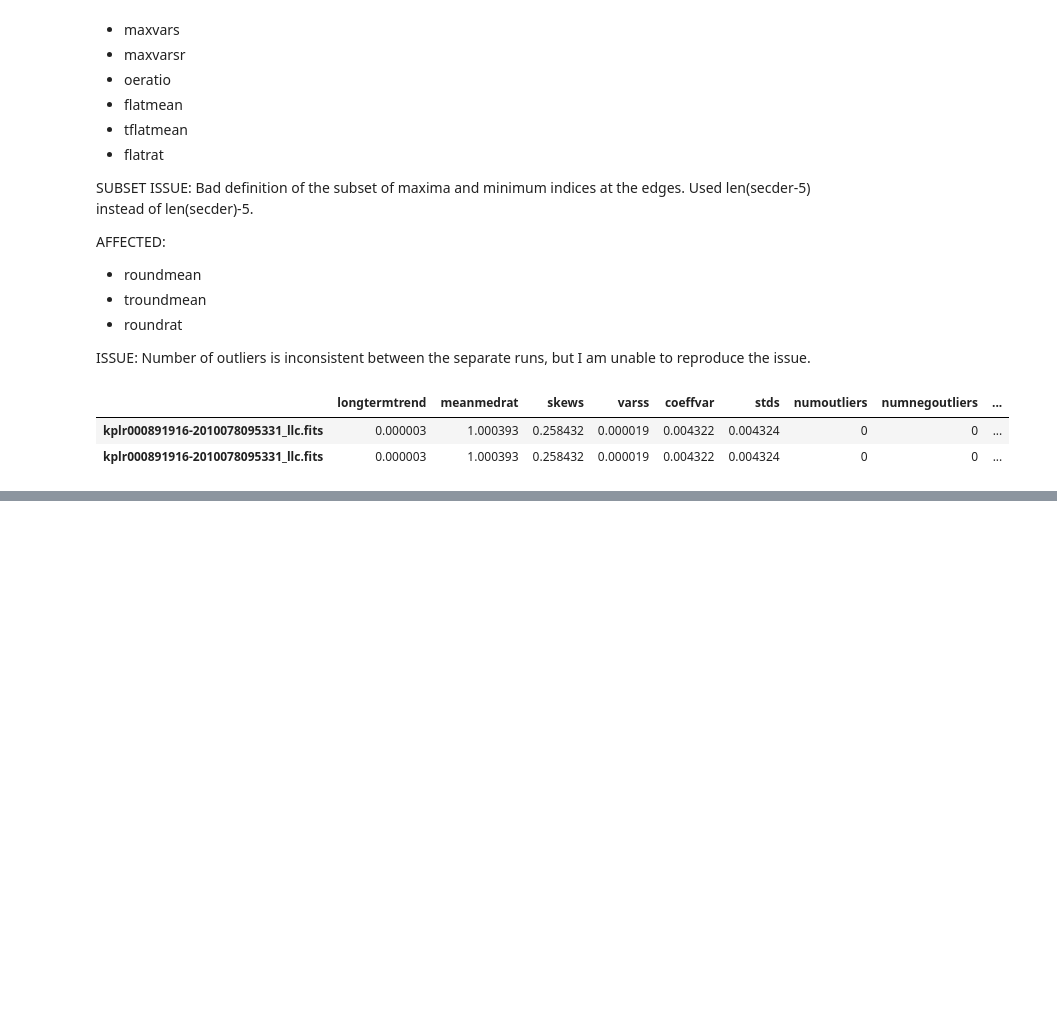
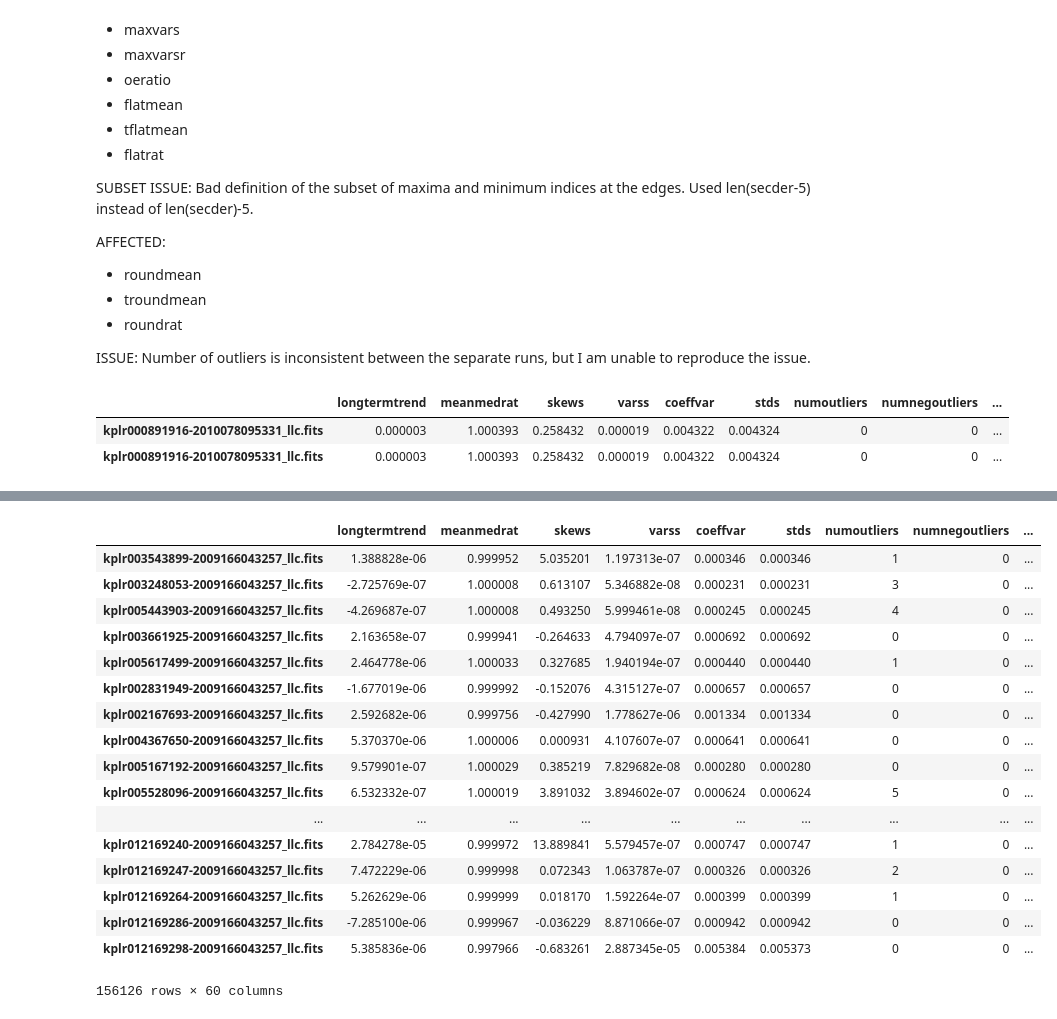
Before and after one commit to d-giles/lcfeatures, a Jupyter notebook: Work Space.ipynb, the cells around one changed output, grey strips where cells are left out. Drawn from its saved outputs; the diff is of its cells as text; code cells hidden in the pictures; blank space fills up the shorter version.

```diff
--- a/Work Space.ipynb
+++ b/Work Space.ipynb
@@ -1497,0 +1542,21 @@ df_comp
+# %%
+Q1_coo.data.fillna(0)
+# %% [output]
+|  | longtermtrend | meanmedrat | skews | varss | coeffvar | stds | numoutliers | numnegoutliers | ... |
+| kplr003543899-2009166043257_llc.fits | 1.388828e-06 | 0.999952 | 5.035201 | 1.197313e-07 | 0.000346 | 0.000346 | 1 | 0 | ... |
+| kplr003248053-2009166043257_llc.fits | -2.725769e-07 | 1.000008 | 0.613107 | 5.346882e-08 | 0.000231 | 0.000231 | 3 | 0 | ... |
+| kplr005443903-2009166043257_llc.fits | -4.269687e-07 | 1.000008 | 0.493250 | 5.999461e-08 | 0.000245 | 0.000245 | 4 | 0 | ... |
+| kplr003661925-2009166043257_llc.fits | 2.163658e-07 | 0.999941 | -0.264633 | 4.794097e-07 | 0.000692 | 0.000692 | 0 | 0 | ... |
+| kplr005617499-2009166043257_llc.fits | 2.464778e-06 | 1.000033 | 0.327685 | 1.940194e-07 | 0.000440 | 0.000440 | 1 | 0 | ... |
+| kplr002831949-2009166043257_llc.fits | -1.677019e-06 | 0.999992 | -0.152076 | 4.315127e-07 | 0.000657 | 0.000657 | 0 | 0 | ... |
+| kplr002167693-2009166043257_llc.fits | 2.592682e-06 | 0.999756 | -0.427990 | 1.778627e-06 | 0.001334 | 0.001334 | 0 | 0 | ... |
+| kplr004367650-2009166043257_llc.fits | 5.370370e-06 | 1.000006 | 0.000931 | 4.107607e-07 | 0.000641 | 0.000641 | 0 | 0 | ... |
+| kplr005167192-2009166043257_llc.fits | 9.579901e-07 | 1.000029 | 0.385219 | 7.829682e-08 | 0.000280 | 0.000280 | 0 | 0 | ... |
+| kplr005528096-2009166043257_llc.fits | 6.532332e-07 | 1.000019 | 3.891032 | 3.894602e-07 | 0.000624 | 0.000624 | 5 | 0 | ... |
+| ... | ... | ... | ... | ... | ... | ... | ... | ... | ... |
+| kplr012169240-2009166043257_llc.fits | 2.784278e-05 | 0.999972 | 13.889841 | 5.579457e-07 | 0.000747 | 0.000747 | 1 | 0 | ... |
+| kplr012169247-2009166043257_llc.fits | 7.472229e-06 | 0.999998 | 0.072343 | 1.063787e-07 | 0.000326 | 0.000326 | 2 | 0 | ... |
+| kplr012169264-2009166043257_llc.fits | 5.262629e-06 | 0.999999 | 0.018170 | 1.592264e-07 | 0.000399 | 0.000399 | 1 | 0 | ... |
+| kplr012169286-2009166043257_llc.fits | -7.285100e-06 | 0.999967 | -0.036229 | 8.871066e-07 | 0.000942 | 0.000942 | 0 | 0 | ... |
+| kplr012169298-2009166043257_llc.fits | 5.385836e-06 | 0.997966 | -0.683261 | 2.887345e-05 | 0.005384 | 0.005373 | 0 | 0 | ... |
+156126 rows × 60 columns
```
Also changed, not shown: parts of 9 cells of this notebook, 6 other files.
